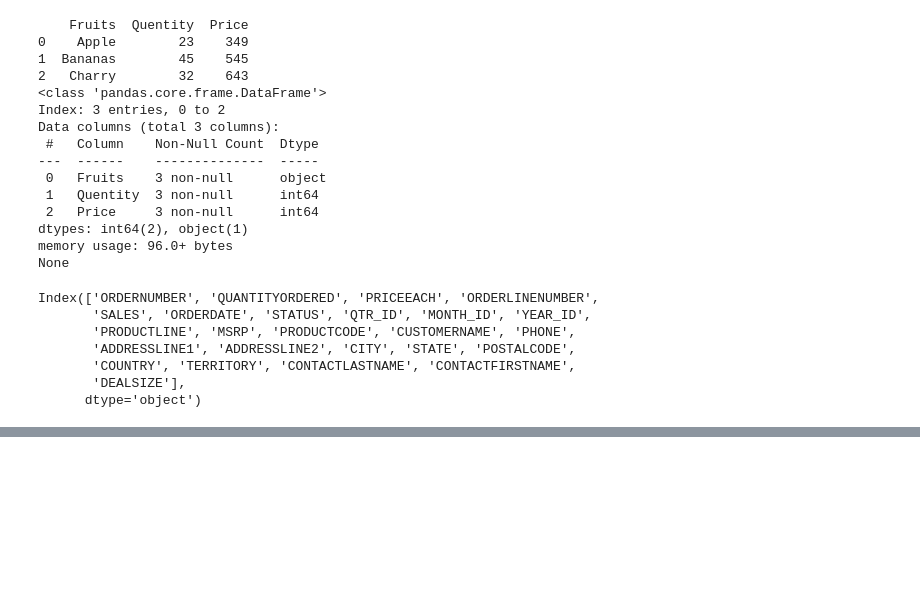
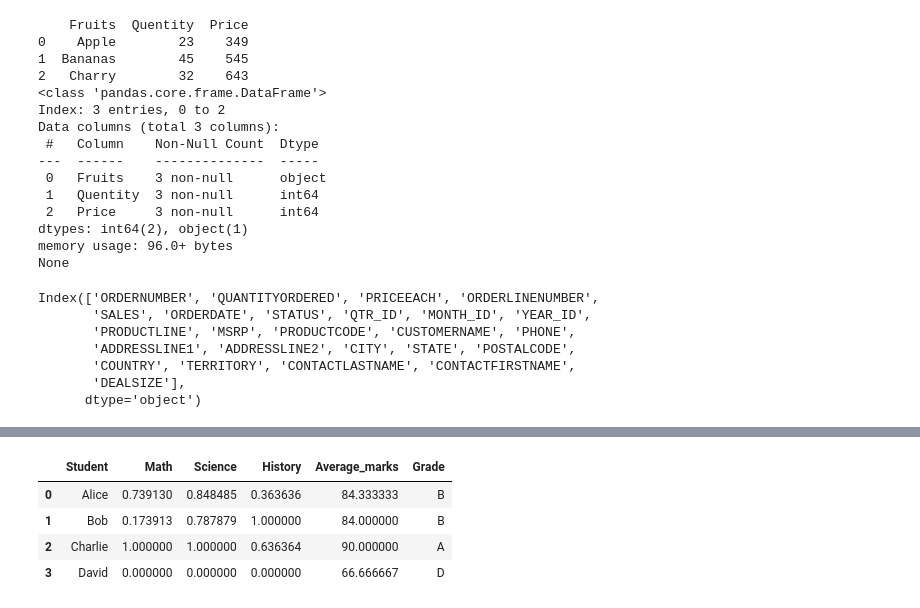
Before and after one commit to shuvad23/Python-Advanced-Topics-, a Jupyter notebook: Pandas.ipynb, the cells around one changed output, grey strips where cells are left out. Saved outputs shown, nothing was run; the diff lists cells and outputs as text; code cells hidden in the pictures; blank space fills up the shorter version.

```diff
--- a/Pandas.ipynb
+++ b/Pandas.ipynb
@@ -359,0 +532,89 @@ df[df['column'] > value]	          Filter rows based on a condition.
+# %%
+
+sales = pd.DataFrame({
+    'Product': ['A', 'B', 'C', 'A', 'B', 'C'],
+    'Region': ['North', 'South', 'North', 'South', 'North', 'South'],
+    'Revenue': [100, 150, 200, 120, 180, 220],
+    'Cost': [70, 90, 120, 80, 100, 140]
+})
+# Problem 1: Basic Summaries
+
+  # 1. Calculate the average revenue and cost
+
+  #2. Find the product with the highest total revenue
+
+  #3. Get summary statistics for numerical columns in the sales DataFrame.
+
+# numeric_sales_data=sales.select_dtypes(include=['number'])
+# numeric_sales_data.mean()
+# print(sales[['Revenue','Cost']].mean())
+
+# numeric_sales_data.median()
+# print(sales[['Revenue','Cost']].median())
+
+# numeric_sales_data.std()
+# print(sales[['Revenue','Cost']].std())
+
+# print(sales.groupby('Product')['Revenue'].sum().idxmax())
+
+# print(sales.describe())
+
+
+
+# Problem 2: Mapping Operations
+# Using the same sales DataFrame:
+
+  #1. Create a new column 'Profit' (Revenue - Cost)
+
+  #2. Categorize products as 'High' (Revenue > 150) or 'Low' otherwise
+
+  #3. Convert all product names to uppercase
+
+sales['Profit']=sales[['Revenue','Cost']].apply(lambda row : row['Revenue']-row['Cost'],axis=1)
+
+sales['Revenue_Categorized']=sales.apply(lambda row: 'High' if row['Revenue']>150 else 'Low',axis=1)
+
+sales_upper=sales.applymap(lambda x: str(x).upper() if isinstance(x,str) else x)
+sales_upper.head()
+# sales.head()
+
+
+
+# Problem 3: Advanced Mapping
+# Given a DataFrame of student grades:
+
+grades = pd.DataFrame({
+    'Student': ['Alice', 'Bob', 'Charlie', 'David'],
+    'Math': [85, 72, 91, 68],
+    'Science': [90, 88, 95, 62],
+    'History': [78, 92, 84, 70]
+})
+
+grades['Average_marks']=grades.apply(lambda row : row[['Math','Science','History']].mean(),axis=1)
+
+def return_value(row):
+  if row['Average_marks']>=90:
+    return 'A'
+  elif row['Average_marks']>=80 and row['Average_marks']<=89:
+    return 'B'
+  elif row['Average_marks']>=70 and row['Average_marks']<=79:
+    return 'C'
+  else:
+    return 'D'
+
+grades['Grade']=grades.apply(return_value,axis=1)
+
+
+def normalize(col):
+  min_val=col.min()
+  max_val=col.max()
+  return (col-min_val)/(max_val-min_val)
+
+grades[['Math','Science','History']]=grades[['Math','Science','History']].apply(normalize)
+grades.head()
+# %% [output]
+|  | Student | Math | Science | History | Average_marks | Grade |
+| 0 | Alice | 0.739130 | 0.848485 | 0.363636 | 84.333333 | B |
+| 1 | Bob | 0.173913 | 0.787879 | 1.000000 | 84.000000 | B |
+| 2 | Charlie | 1.000000 | 1.000000 | 0.636364 | 90.000000 | A |
+| 3 | David | 0.000000 | 0.000000 | 0.000000 | 66.666667 | D |
```
Also changed, not shown: parts of 32 cells of this notebook.
